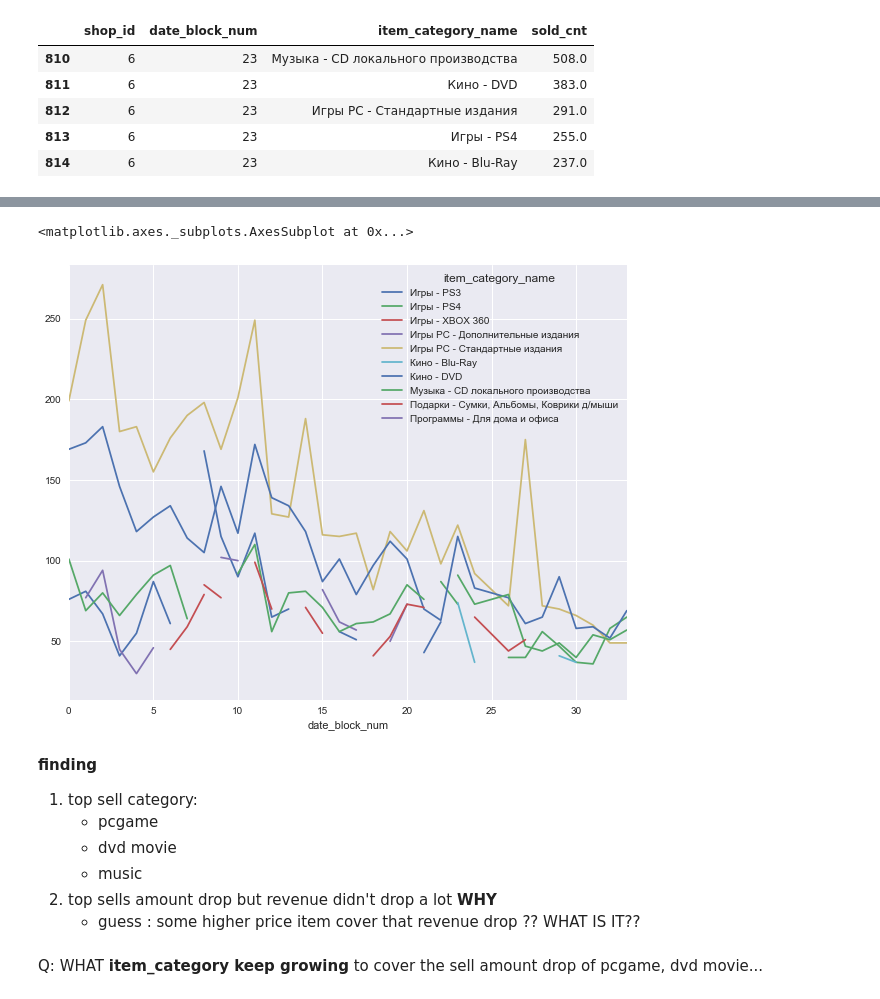
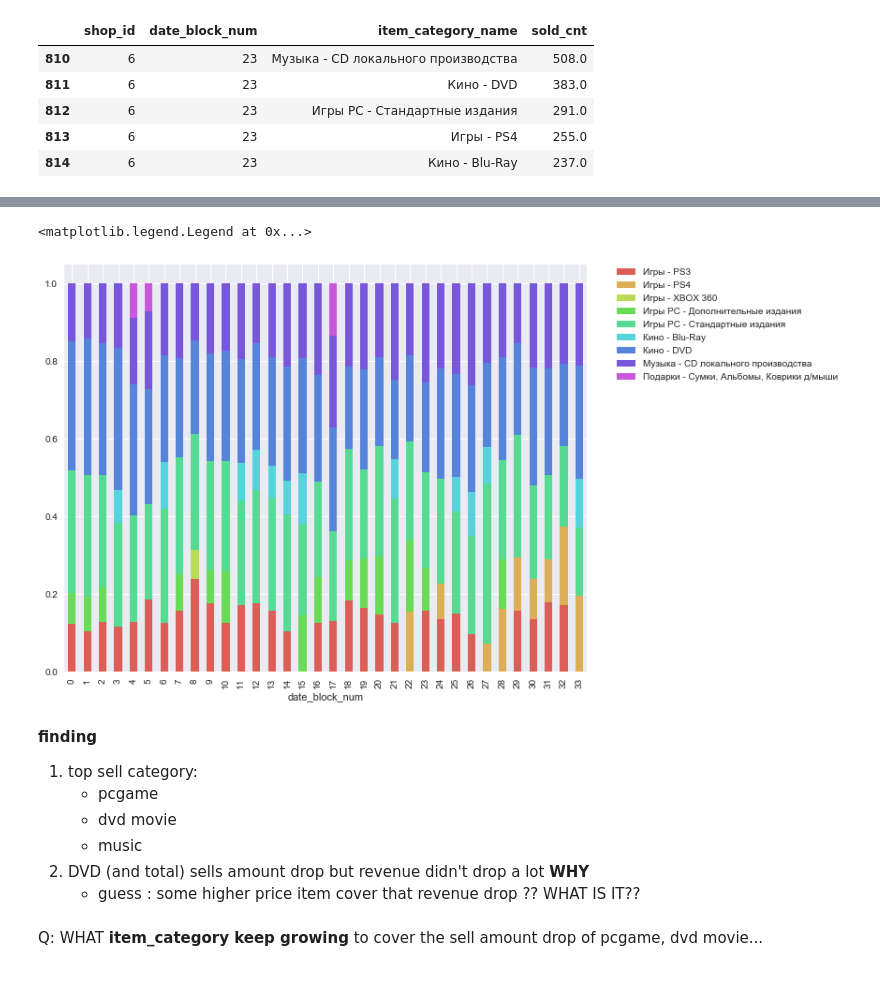
Before and after one commit to ihongChen/HowToWinKaggle, a Jupyter notebook: src/EDA_2.ipynb, the cells around one changed output, grey strips where cells are left out. Drawn from its saved outputs; the diff is of its cells as text; code cells hidden in the pictures.

```diff
--- a/src/EDA_2.ipynb
+++ b/src/EDA_2.ipynb
@@ -322,6 +323,12 @@ top_sells_category_monthly_shop[(top_sells_category_monthly_shop['shop_id']==6)
 | 813 | 6 | 23 | Игры - PS4 | 255.0 |
 | 814 | 6 | 23 | Кино - Blu-Ray | 237.0 |
 # %%
-shopid = 10
+shopid = 19
 mask = (top_sells_category_monthly_shop['shop_id']== shopid)
 top3_cat_shop = top_sells_category_monthly_shop[['date_block_num','item_category_name','sold_cnt']][mask]
+# %%
+seq_col_brew = sns.color_palette("hls", n_colors=10)
+
+sns.set_palette(seq_col_brew)
+top3_cat_shop.pivot(index='date_block_num',columns='item_category_name',values='sold_cnt').plot(figsize= (10,8),kind='bar',stacked=True)
+plt.legend(bbox_to_anchor=(1.05, 1), loc=2, borderaxespad=0.) #outside plot
@@ -328,15 +338,17 @@ top3_cat_shop = top_sells_category_monthly_shop[['date_block_num','item_category
 # %%
-top3_cat_shop.pivot(index='date_block_num',columns='item_category_name',values='sold_cnt').plot(figsize= (10,8))
+top3_shop_perct = top3_cat_shop.pivot(index='date_block_num',columns='item_category_name',values='sold_cnt')
+top3_shop_perct.div(top3_shop_perct.sum(1),axis=0).plot(kind='bar',stacked=True,figsize=(10,8))
+plt.legend(bbox_to_anchor=(1.05, 1), loc=2, borderaxespad=0.) #outside plot
 # %% [output]
-<matplotlib.axes._subplots.AxesSubplot at 0x...>
+<matplotlib.legend.Legend at 0x...>
-[figure, old version]
+[figure, new version]
 # %% [markdown]
 **finding**
 1. top sell category:
     - pcgame
     - dvd movie
     - music
-2. top sells amount drop but revenue didn't drop a lot **WHY**
+2. DVD (and total) sells amount drop but revenue didn't drop a lot **WHY**
     - guess : some higher price item cover that revenue drop ?? WHAT IS IT??
 # %% [markdown]
 Q: WHAT **item_category keep growing** to cover the sell amount drop of pcgame, dvd movie...
```
Also changed, not shown: parts of 32 cells of this notebook, 6 other files.
